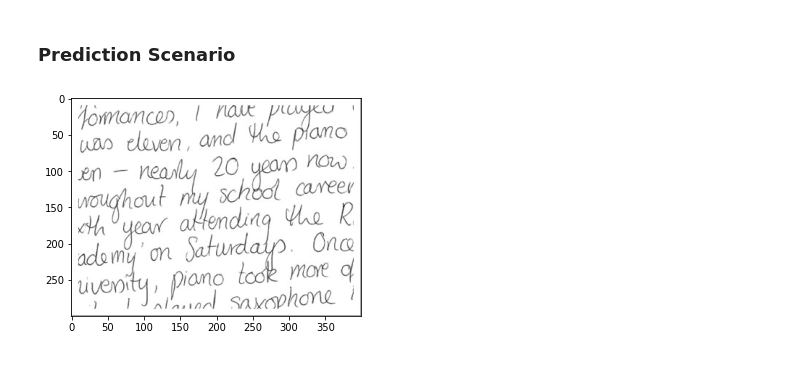
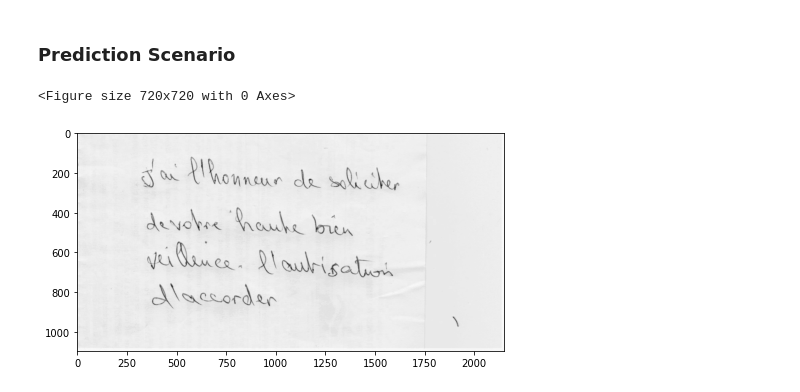
Before and after one commit to ismailnajah/Gender_Prediction_from_handwritting_using_CNN_model, a Jupyter notebook: CNN_Model_gender_prediction_from_handwritting.ipynb, the cells around one changed output. Drawn from its saved outputs; the diff is of its cells as text; code cells hidden in the pictures.

```diff
--- a/CNN_Model_gender_prediction_from_handwritting.ipynb
+++ b/CNN_Model_gender_prediction_from_handwritting.ipynb
@@ -432,11 +474,13 @@ def predict_gender(model, img):
   else:
     print(f'pridected gender : Female | accuracy {(1-ratio):.3}')
 # %%
-path = "/content/Female.jpg"
+path = "/content/test3.jpg"
 img_array = cv2.imread(path, cv2.IMREAD_GRAYSCALE)
+plt.figure(figsize=(10,10))
 show_img(img_array)
 # %% [output]
+<Figure size 720x720 with 0 Axes>
-[figure, old version]
+[figure, new version]
 # %%
 predict_gender(loaded_model, img_array)
 # %% [output]
```
Also changed, not shown: parts of 22 cells of this notebook.
